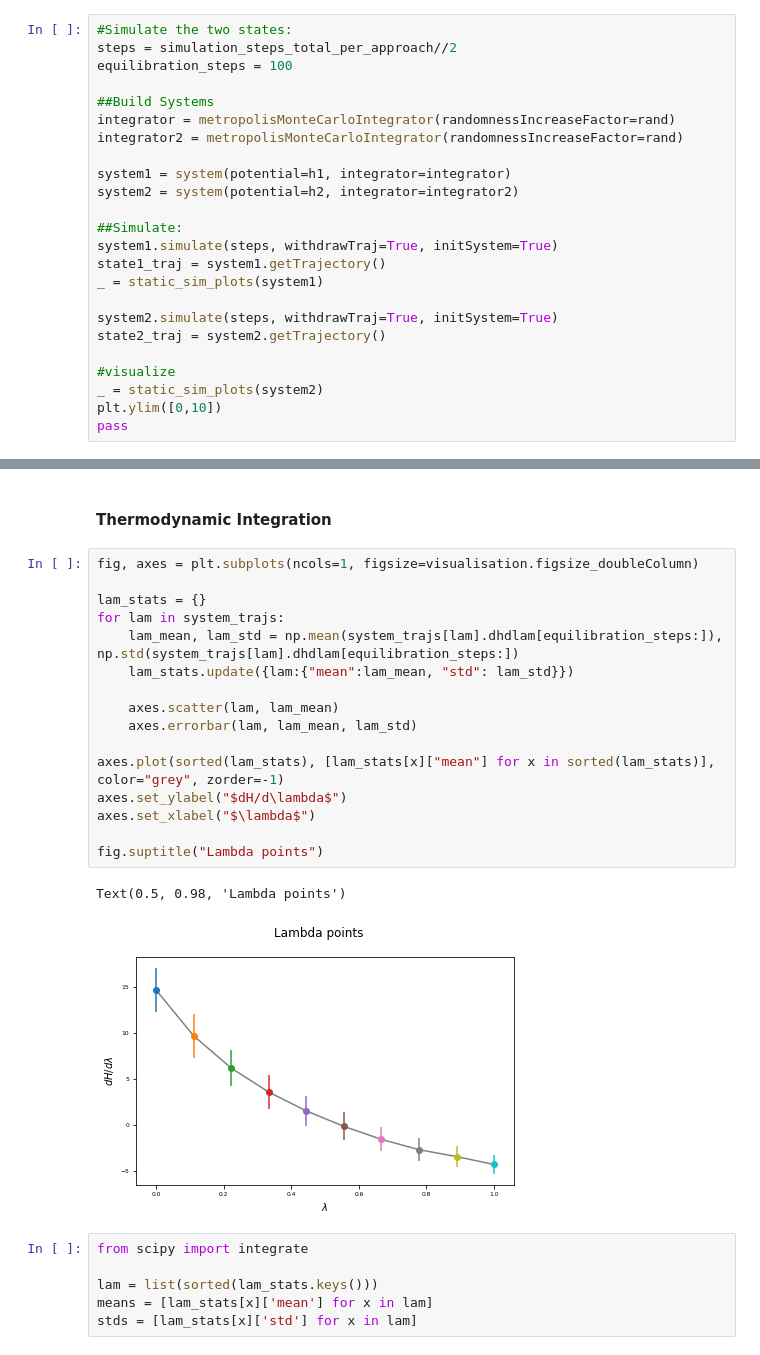
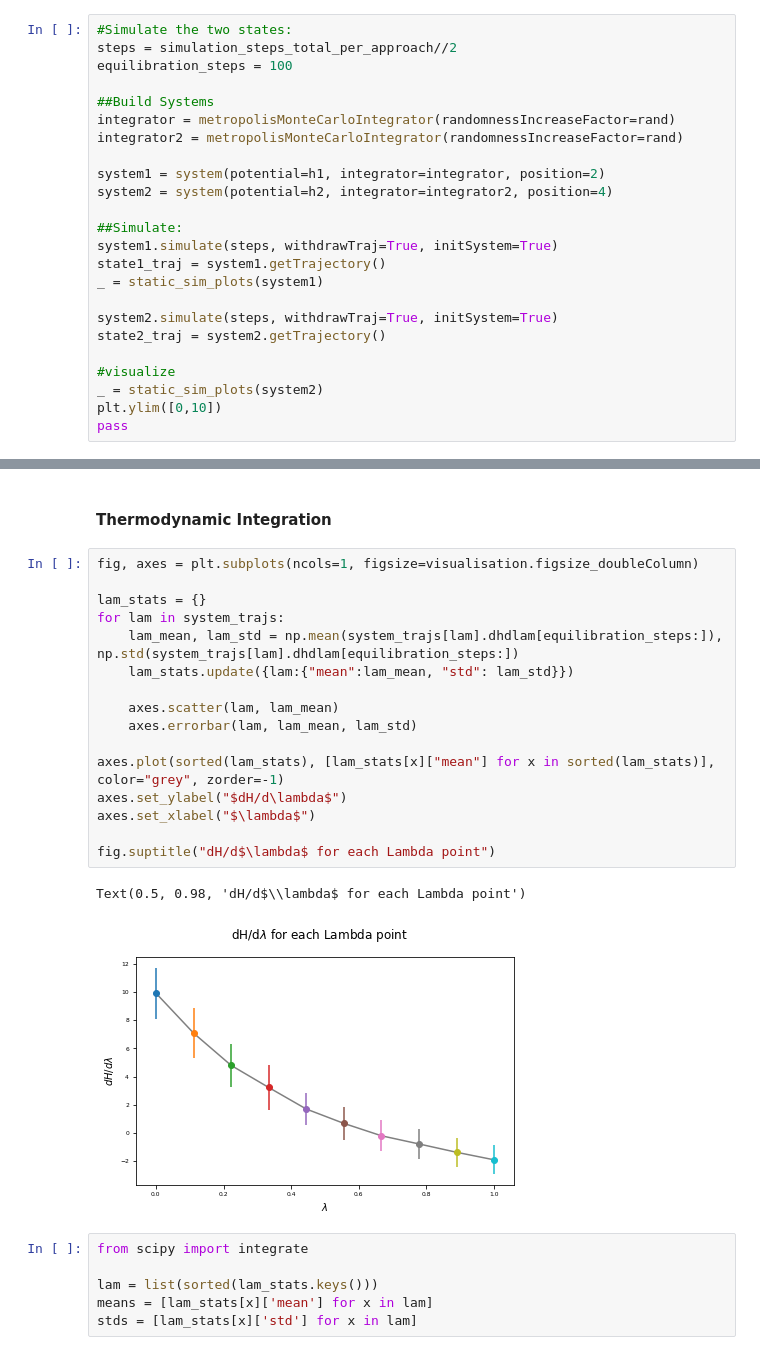
Before and after one commit to rinikerlab/Ensembler, a Jupyter notebook: examples/FreeEnergyCalculationSimulation.ipynb, the cells around one changed output, grey strips where cells are left out. Drawn from its saved outputs; the diff is of its cells as text.

```diff
--- a/examples/FreeEnergyCalculationSimulation.ipynb
+++ b/examples/FreeEnergyCalculationSimulation.ipynb
@@ -165,8 +164,8 @@ equilibration_steps = 100
 integrator = metropolisMonteCarloIntegrator(randomnessIncreaseFactor=rand)
 integrator2 = metropolisMonteCarloIntegrator(randomnessIncreaseFactor=rand)
 
-system1 = system(potential=h1, integrator=integrator)
-system2 = system(potential=h2, integrator=integrator2)
+system1 = system(potential=h1, integrator=integrator, position=2)
+system2 = system(potential=h2, integrator=integrator2, position=4)
 
 ##Simulate:
 system1.simulate(steps, withdrawTraj=True, initSystem=True)
@@ -407,22 +462,22 @@ A_fw-dG_expected, A_rev-dG_expected, A_dw-dG_expected
 # %%
 fig, axes = plt.subplots(ncols=1, figsize=visualisation.figsize_doubleColumn)
 
 lam_stats = {}
 for lam in system_trajs:
     lam_mean, lam_std = np.mean(system_trajs[lam].dhdlam[equilibration_steps:]), np.std(system_trajs[lam].dhdlam[equilibration_steps:])
     lam_stats.update({lam:{"mean":lam_mean, "std": lam_std}})
 
     axes.scatter(lam, lam_mean)
     axes.errorbar(lam, lam_mean, lam_std)
 
 axes.plot(sorted(lam_stats), [lam_stats[x]["mean"] for x in sorted(lam_stats)], color="grey", zorder=-1)
 axes.set_ylabel("$dH/d\lambda$")
 axes.set_xlabel("$\lambda$")
 
-fig.suptitle("Lambda points")
+fig.suptitle("dH/d$\lambda$ for each Lambda point")
 # %% [output]
-Text(0.5, 0.98, 'Lambda points')
+Text(0.5, 0.98, 'dH/d$\\lambda$ for each Lambda point')
-[figure, old version]
+[figure, new version]
 # %%
 from scipy import integrate
 
```
Also changed, not shown: parts of 45 cells of this notebook, 11 other files.
